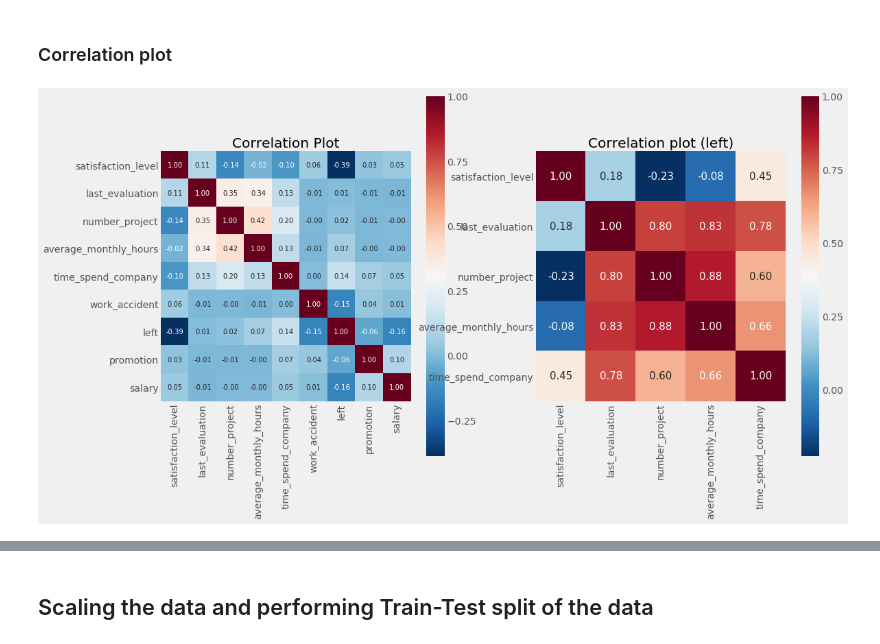
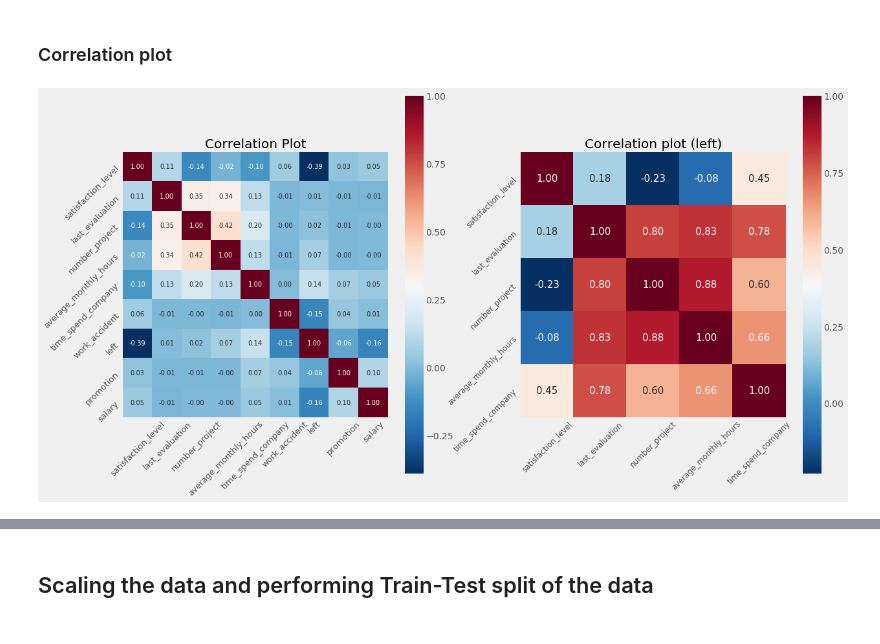
Before and after one commit to darshan22/Machine_learning_Project1, a Jupyter notebook: HR_Analytics.ipynb, the cells around one changed output, grey strips where cells are left out. Saved outputs shown, nothing was run; the diff lists cells and outputs as text; code cells hidden in the pictures.

```diff
--- a/HR_Analytics.ipynb
+++ b/HR_Analytics.ipynb
@@ -169,37 +169,41 @@ df_left = df.loc[df['left'] == 1]
 cm1 = np.corrcoef(df_left[cols1].values.T)
 
 # Get heat map
-plt.figure(figsize=(16,9))
+plt.figure(figsize=(18,10))
 plt.subplot(1,2,1)
 hm = sns.heatmap(cm,
                  cmap = "RdBu_r",
                  cbar=True,
                  annot=True,
                  square=True,
                  fmt='.2f',
                  annot_kws={'size': 10},
                  yticklabels=cols,
                  xticklabels=cols)
-
+plt.xticks(rotation = 45, fontsize = 13)
+plt.yticks(rotation = 45, fontsize = 13)
 plt.title("Correlation Plot")
 
 # Get heat map
 plt.subplot(1,2,2)
 hm = sns.heatmap(cm1,
                  cmap = "RdBu_r",
                  cbar=True,
                  annot=True,
                  square=True,
                  fmt='.2f',
                  annot_kws={'size': 15},
                  yticklabels=cols1,
                  xticklabels=cols1)
+
+plt.xticks(rotation = 45, fontsize = 12)
+plt.yticks(rotation = 45, fontsize = 12)
 plt.title("Correlation plot (left)")
 
 # Show heat map
 plt.show()
 # %% [output]
-[figure, old version]
+[figure, new version]
 # %%
 df_sales = df.loc[df["department_sales"] ==1]
 cm_sales = np.corrcoef(df_sales[cols1].values.T)
```
Also changed, not shown: parts of 5 cells of this notebook, 6 other files.
